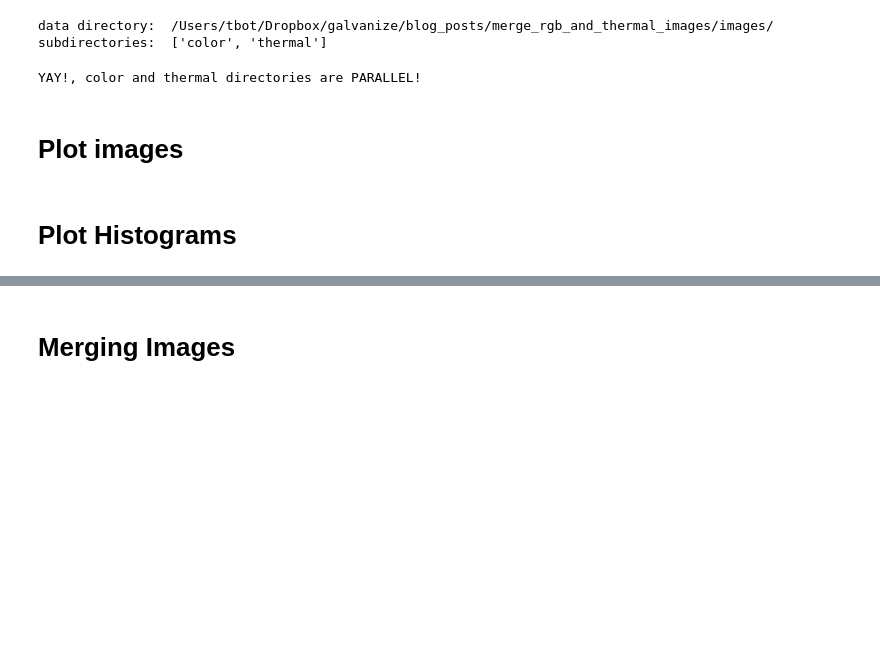
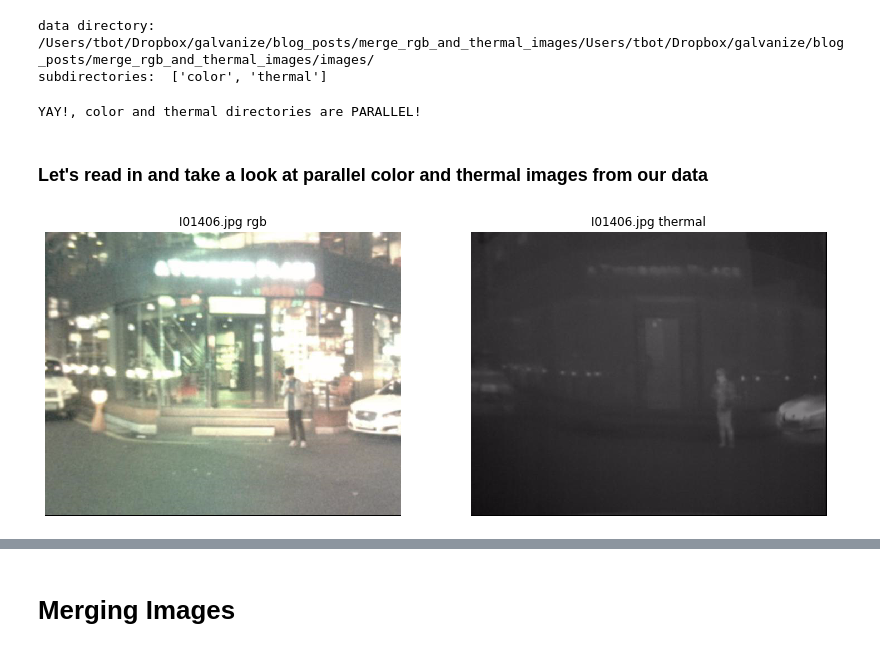
Before and after one commit to MnemoSemiotic/merge_rgb_and_thermal_images, a Jupyter notebook: simple_image_preprocessing.ipynb, the cells around one changed output, grey strips where cells are left out. Cells and saved outputs as stored; diff of their text form; code cells hidden in the pictures; blank space fills up the shorter version.

```diff
--- a/simple_image_preprocessing.ipynb
+++ b/simple_image_preprocessing.ipynb
@@ -23,12 +38,13 @@ from merging_utilities.merging import *
 # %%
-data_dir = get_img_dir()
-data_dir
+curr_dir = getcwd()
+data_dir = curr_dir + '/images/'
 
+data_dir = get_img_dir(data_dir)
 dirs = get_img_sets()
-print('data directory: ', data_dir)
-print('subdirectories: ', list(dirs.keys()))
+print('data directory: ',data_dir)
+print('subdirectories: ',list(dirs.keys()))
 # %% [output]
-data directory:  /Users/tbot/Dropbox/galvanize/blog_posts/merge_rgb_and_thermal_images/images/
+data directory:  /Users/tbot/Dropbox/galvanize/blog_posts/merge_rgb_and_thermal_images/Users/tbot/Dropbox/galvanize/blog_posts/merge_rgb_and_thermal_images/images/
 subdirectories:  ['color', 'thermal']
 # %%
 image_set_filenames = get_img_sets()
@@ -39,5 +57,3 @@ thermal_img_filenames = image_set_filenames['thermal']
 parallel, not_parallel = verify_parallel_filenames(image_set_filenames)
 # %% [output]
 YAY!, color and thermal directories are PARALLEL!
-# %% [markdown]
-# Plot images
@@ -44,10 +65,15 @@ YAY!, color and thermal directories are PARALLEL!
+# %% [markdown]
+### Let's read in and take a look at parallel color and thermal images from our data
 # %%
-#get a sample image
+# get sample image
 img_num = 0
 
-img1_rgb = imread(get_img_dir() + 'color/' + color_img_filenames[img_num])
-img1_therm = imread(get_img_dir() + 'thermal/' + color_img_filenames[img_num])
+img1_rgb = imread(get_img_dir() + 'color/' + \
+                  color_img_filenames[img_num])
+img1_ir = imread(get_img_dir() + 'thermal/' + \
+                 color_img_filenames[img_num])
 
-# plot_images(img1_rgb, color_img_filenames[img_num] + ' rgb', img1_therm, color_img_filenames[img_num] + ' thermal')
+plot_images(img1_rgb, color_img_filenames[img_num] + ' rgb',
+            img1_ir, color_img_filenames[img_num] + ' thermal')
+# %% [output]
+[figure, added]
-# %% [markdown]
-# Plot Histograms
```
Also changed, not shown: parts of 27 cells of this notebook, 4 other files.
